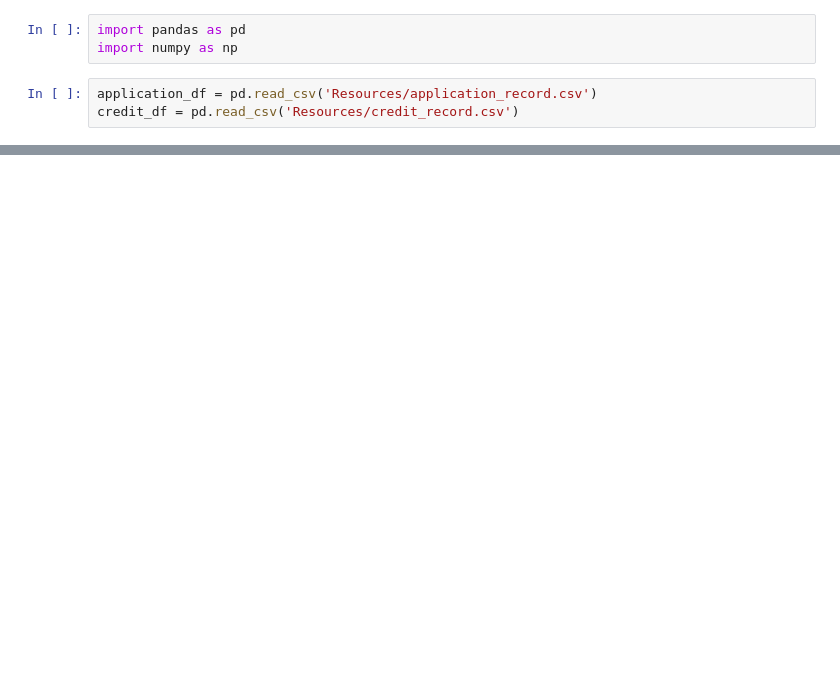
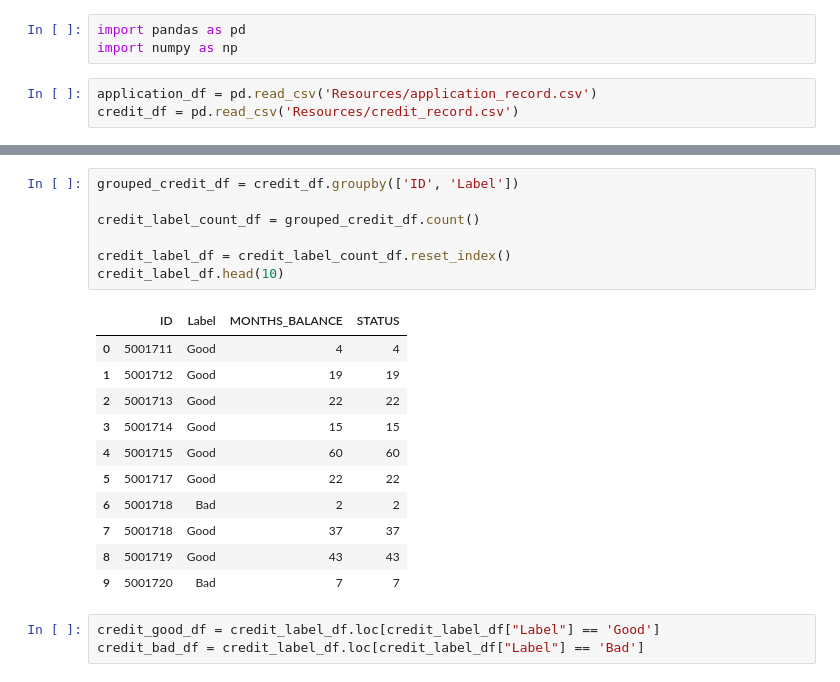
Before and after one commit to melodie1920/FinalProject, a Jupyter notebook: Final Project.ipynb, the cells around one changed output, grey strips where cells are left out. Cells and saved outputs as stored; diff of their text form; blank space fills up the shorter version.

```diff
--- a/Final Project.ipynb
+++ b/Final Project.ipynb
@@ -100,0 +127,22 @@ credit_df.head()
+# %%
+grouped_credit_df = credit_df.groupby(['ID', 'Label'])
+
+credit_label_count_df = grouped_credit_df.count()
+
+credit_label_df = credit_label_count_df.reset_index()
+credit_label_df.head(10)
+# %% [output]
+|  | ID | Label | MONTHS_BALANCE | STATUS |
+| 0 | 5001711 | Good | 4 | 4 |
+| 1 | 5001712 | Good | 19 | 19 |
+| 2 | 5001713 | Good | 22 | 22 |
+| 3 | 5001714 | Good | 15 | 15 |
+| 4 | 5001715 | Good | 60 | 60 |
+| 5 | 5001717 | Good | 22 | 22 |
+| 6 | 5001718 | Bad | 2 | 2 |
+| 7 | 5001718 | Good | 37 | 37 |
+| 8 | 5001719 | Good | 43 | 43 |
+| 9 | 5001720 | Bad | 7 | 7 |
+# %%
+credit_good_df = credit_label_df.loc[credit_label_df["Label"] == 'Good']
+credit_bad_df = credit_label_df.loc[credit_label_df["Label"] == 'Bad']
```
Also changed, not shown: parts of 14 cells of this notebook.
